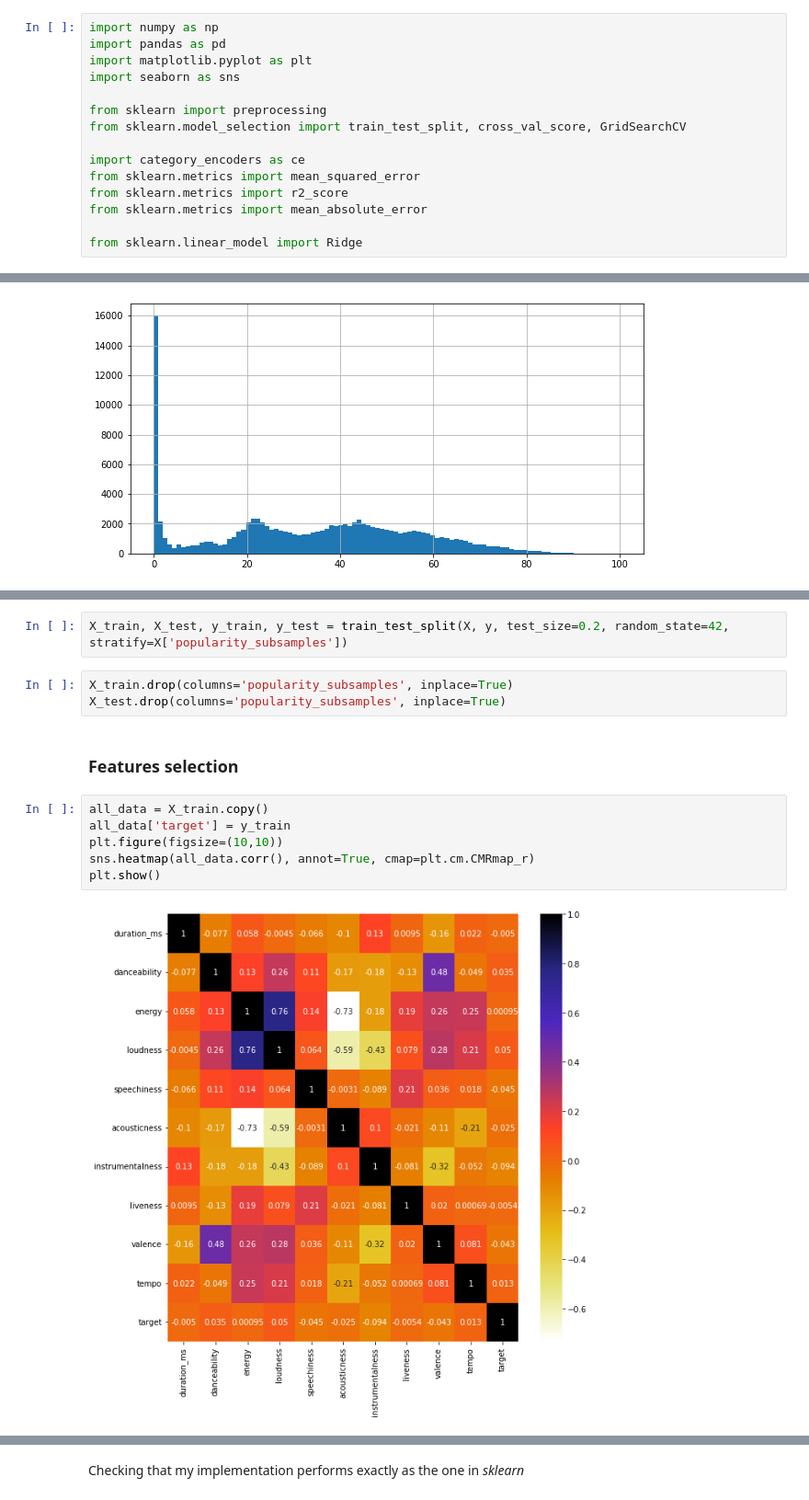
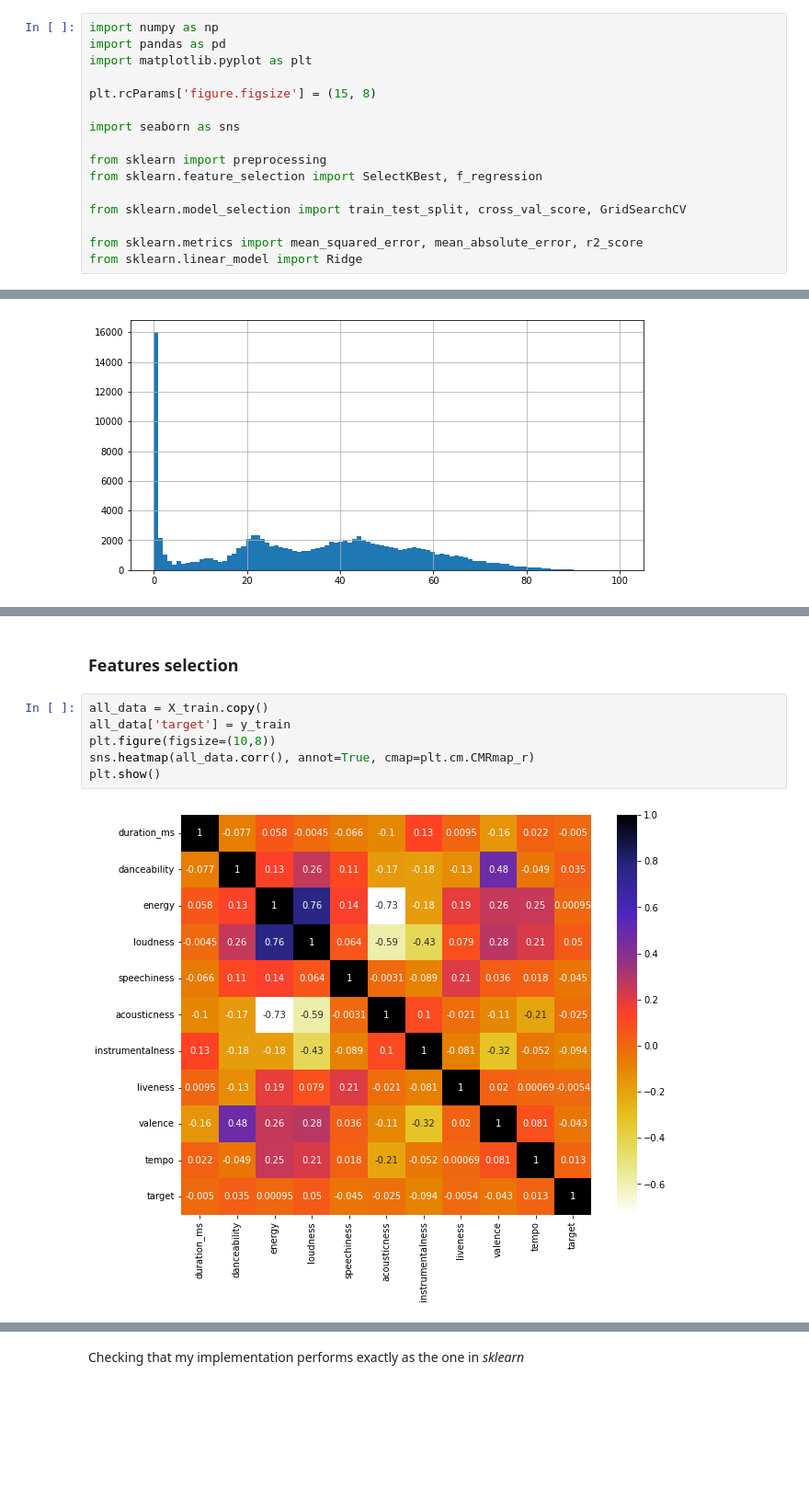
Before and after one commit to nemolino/TrackPopularityPredictor, a Jupyter notebook: rr_numerical.ipynb, the cells around one changed output, grey strips where cells are left out. Shown at 92% size. Drawn from its saved outputs; the diff is of its cells as text; blank space fills up the shorter version.

```diff
--- a/rr_numerical.ipynb
+++ b/rr_numerical.ipynb
@@ -2,14 +2,15 @@
 import numpy as np
 import pandas as pd
 import matplotlib.pyplot as plt
+
+plt.rcParams['figure.figsize'] = (15, 8)
+
 import seaborn as sns
 
 from sklearn import preprocessing
+from sklearn.feature_selection import SelectKBest, f_regression
+
 from sklearn.model_selection import train_test_split, cross_val_score, GridSearchCV
 
-import category_encoders as ce
-from sklearn.metrics import mean_squared_error
-from sklearn.metrics import r2_score
-from sklearn.metrics import mean_absolute_error
-
+from sklearn.metrics import mean_squared_error, mean_absolute_error, r2_score
 from sklearn.linear_model import Ridge
@@ -124,15 +107,10 @@ X['popularity_subsamples'] = y.map(lambda x: x if x % 2 == 0 else x+1)
-# %%
-X_train, X_test, y_train, y_test = train_test_split(X, y, test_size=0.2, random_state=42, stratify=X['popularity_subsamples'])
-# %%
-X_train.drop(columns='popularity_subsamples', inplace=True)
-X_test.drop(columns='popularity_subsamples', inplace=True)
 # %% [markdown]
 ### Features selection
 # %%
 all_data = X_train.copy()
 all_data['target'] = y_train
-plt.figure(figsize=(10,10))
+plt.figure(figsize=(10,8))
 sns.heatmap(all_data.corr(), annot=True, cmap=plt.cm.CMRmap_r)
 plt.show()
 # %% [output]
-[figure, old version]
+[figure, new version]
```
Also changed, not shown: parts of 23 cells of this notebook, 2 other files.
